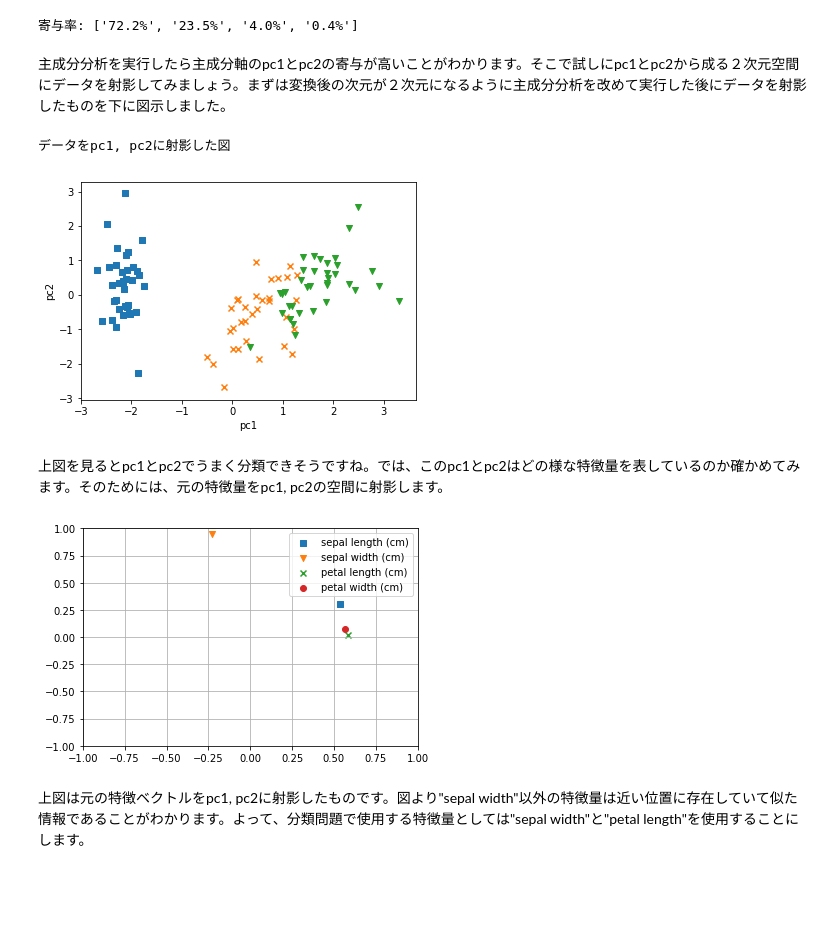
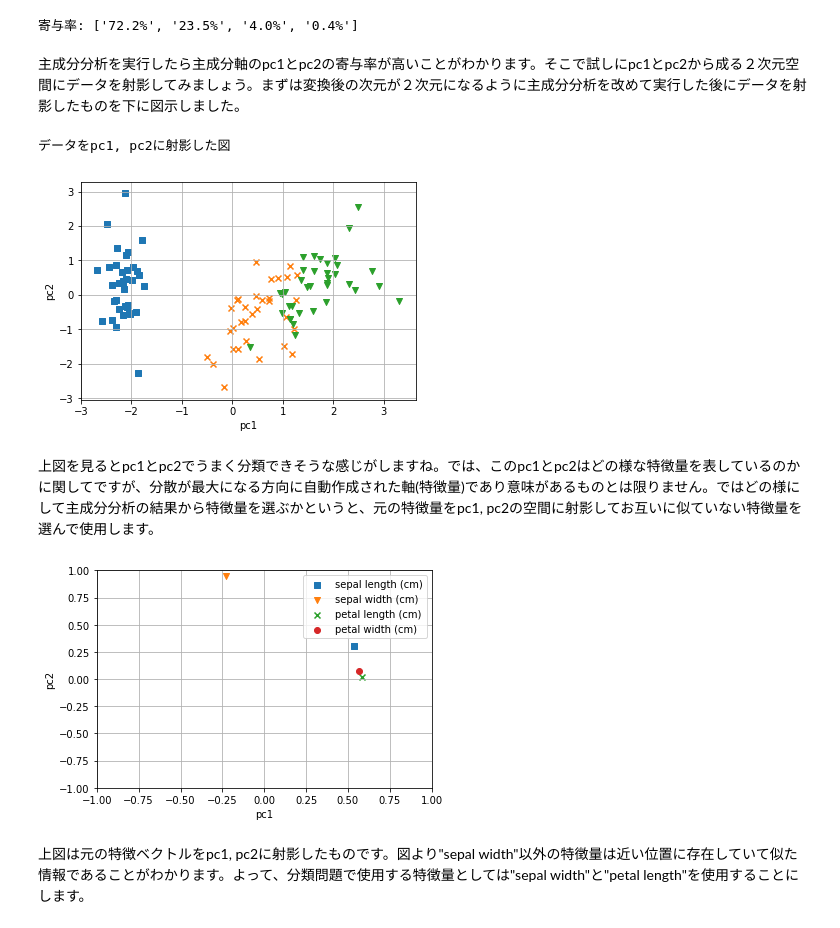
Before and after one commit to kuboshu/ML-scikit-learn-logistic_regression, a Jupyter notebook: logistic.ipynb, the cells around one changed output. Cells and saved outputs as stored; diff of their text form; code cells hidden in the pictures; blank space fills up the shorter version.

```diff
--- a/logistic.ipynb
+++ b/logistic.ipynb
@@ -92,7 +94,7 @@ print("寄与率:", str(["{:.1f}%".format(val * 100/tot)  for val in pca.explain
 # %% [output]
 寄与率: ['72.2%', '23.5%', '4.0%', '0.4%']
 # %% [markdown]
-主成分分析を実行したら主成分軸のpc1とpc2の寄与が高いことがわかります。そこで試しにpc1とpc2から成る２次元空間にデータを射影してみましょう。まずは変換後の次元が２次元になるように主成分分析を改めて実行した後にデータを射影したものを下に図示しました。
+主成分分析を実行したら主成分軸のpc1とpc2の寄与率が高いことがわかります。そこで試しにpc1とpc2から成る２次元空間にデータを射影してみましょう。まずは変換後の次元が２次元になるように主成分分析を改めて実行した後にデータを射影したものを下に図示しました。
 # %%
 import matplotlib.pyplot as plt
 pca = PCA(n_components=2)
@@ -101,13 +103,14 @@ x_train_pca = pca.transform(x_train_std)
 
 def show_scatter(x, y):
     markers = ["s", "x", "v"]
-    for idx, label in enumerate(np.unique(y_train)):
+    for idx, label in enumerate(np.unique(y)):
         plt.scatter(
             x=x[y == label, 0],
             y=x[y == label, 1],
             marker = markers[idx],
             label = label
         )
+    plt.grid()
     plt.xlabel("pc1")
     plt.ylabel("pc2")
     plt.show()
@@ -116,34 +119,36 @@ print("データをpc1, pc2に射影した図")
 show_scatter(x_train_pca, y_train)
 # %% [output]
 データをpc1, pc2に射影した図
-[figure, old version]
+[figure, new version]
-# %% [markdown]
- 上図を見るとpc1とpc2でうまく分類できそうですね。では、このpc1とpc2はどの様な特徴量を表しているのか確かめてみます。そのためには、元の特徴量をpc1, pc2の空間に射影します。
+# %% [markdown]
+ 上図を見るとpc1とpc2でうまく分類できそうな感じがしますね。では、このpc1とpc2はどの様な特徴量を表しているのかに関してですが、分散が最大になる方向に自動作成された軸(特徴量)であり意味があるものとは限りません。ではどの様にして主成分分析の結果から特徴量を選ぶかというと、元の特徴量をpc1, pc2の空間に射影してお互いに似ていない特徴量を選んで使用します。
 # %%
 axis = np.array(
     [[1, 0, 0, 0],
     [0, 1, 0, 0],
     [0, 0, 1, 0],
     [0, 0, 0, 1]],
     np.float
 )
 
 axis_pca = pca.transform(axis)
 markers = ["s", "v", "x", "o"]
 for idx, val in enumerate(range(4)):
     plt.scatter(
         x = axis_pca[idx, 0],
         y = axis_pca[idx, 1],
         marker = markers[idx],
         label = iris_df.columns[idx]
     )
 plt.legend()
+plt.xlabel("pc1")
+plt.ylabel("pc2")
 plt.xlim(-1, 1)
 plt.ylim(-1, 1)
 plt.grid()
 plt.show()
 # %% [output]
-[figure, old version]
+[figure, new version]
 # %% [markdown]
 上図は元の特徴ベクトルをpc1, pc2に射影したものです。図より"sepal width"以外の特徴量は近い位置に存在していて似た情報であることがわかります。よって、分類問題で使用する特徴量としては"sepal width"と"petal length"を使用することにします。
 # %% [markdown]
```
Also changed, not shown: parts of 2 cells of this notebook.
